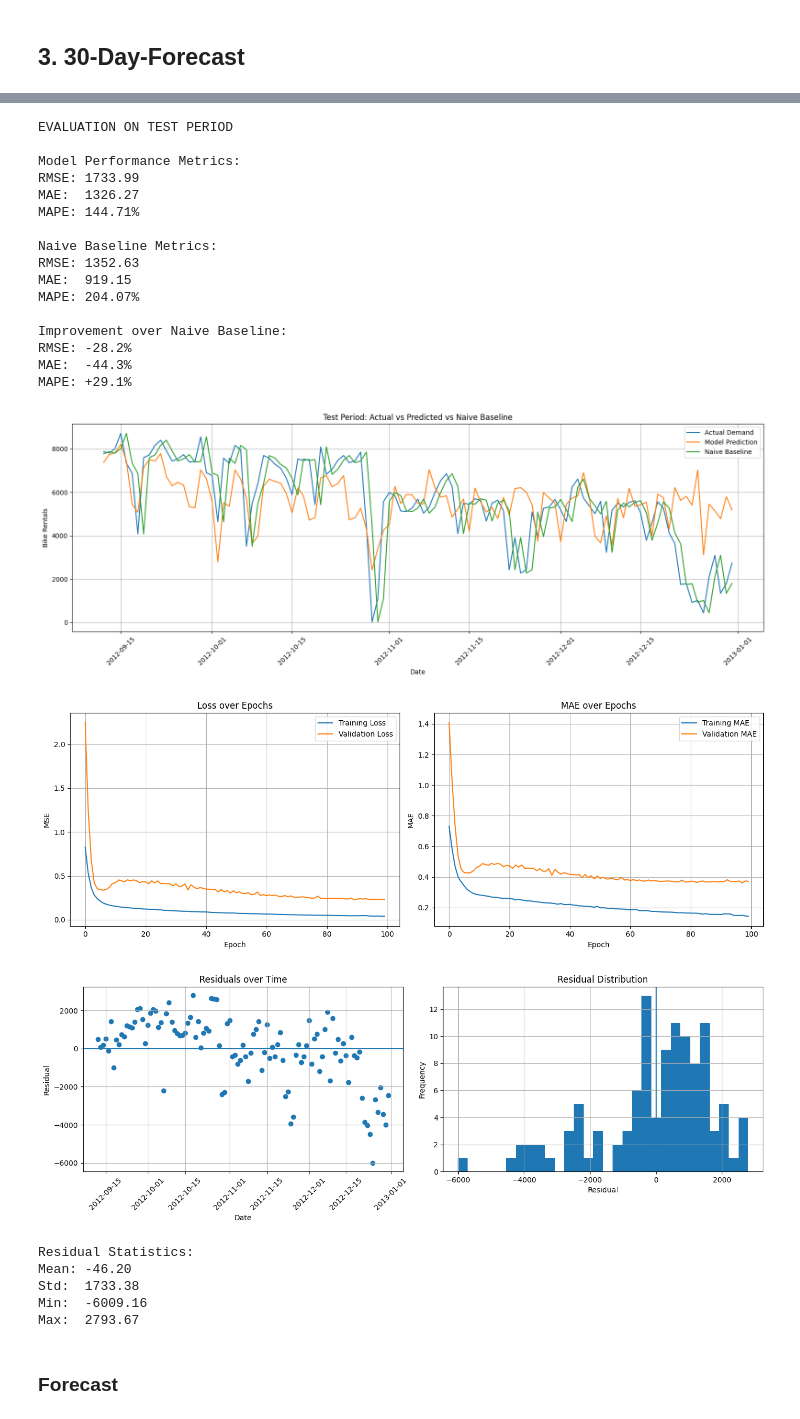
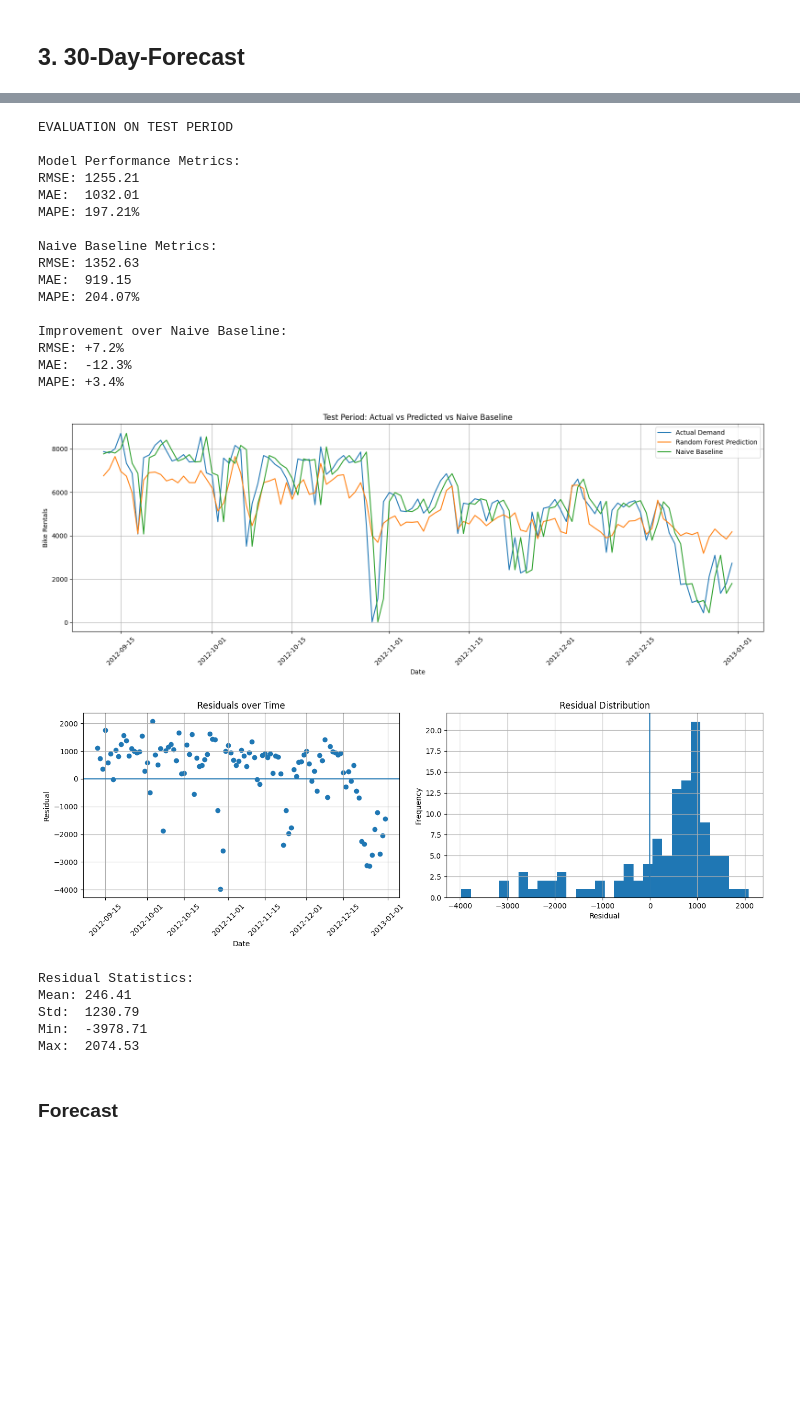
Before and after one commit to pi8901/DataScience, a Jupyter notebook: 7023871_MirkoCordes.ipynb, the cells around one changed output, grey strips where cells are left out. Cells and saved outputs as stored; diff of their text form; code cells hidden in the pictures; blank space fills up the shorter version.

```diff
--- a/7023871_MirkoCordes.ipynb
+++ b/7023871_MirkoCordes.ipynb
@@ -543,8 +503,8 @@ import matplotlib.pyplot as plt
 
 print("EVALUATION ON TEST PERIOD")
 
-# predict target values for the test set and convert them back to the original scale
-y_test_pred = denorm_y(model.predict(norm_X(X_test), verbose=0)).flatten()
+# predict target values for the test set
+y_test_pred = model.predict(X_test)
 
 # calculate error metrics to measure prediction quality
 test_rmse = np.sqrt(np.mean((y_test.values - y_test_pred) ** 2))
@@ -556,7 +516,7 @@ print(f"RMSE: {test_rmse:.2f}")
 print(f"MAE:  {test_mae:.2f}")
 print(f"MAPE: {test_mape:.2f}%")
 
-# create a simple baseline using yesterday’s demand as prediction
+# create a simple baseline using yesterday's demand as prediction
 y_naive = df["target"].shift(1).loc[y_test.index].values
 
 # calculate baseline error metrics
@@ -585,7 +545,7 @@ dates_test = df.loc[y_test.index, "datetime"]
 # plot actual values, model predictions, and baseline predictions
 plt.figure(figsize=(16, 6))
 plt.plot(dates_test, y_test.values, label="Actual Demand")
-plt.plot(dates_test, y_test_pred, label="Model Prediction")
+plt.plot(dates_test, y_test_pred, label="Random Forest Prediction")
 plt.plot(dates_test, y_naive, label="Naive Baseline")
 plt.legend()
 plt.xlabel("Date")
@@ -593,28 +553,6 @@ plt.ylabel("Bike Rentals")
 plt.title("Test Period: Actual vs Predicted vs Naive Baseline")
 plt.grid(True)
 plt.xticks(rotation=45)
-plt.tight_layout()
-plt.show()
-
-# plot training and validation error over epochs
-fig, (ax1, ax2) = plt.subplots(1, 2, figsize=(14, 5))
-
-ax1.plot(history.history["loss"], label="Training Loss")
-ax1.plot(history.history["val_loss"], label="Validation Loss")
-ax1.set_title("Loss over Epochs")
-ax1.set_xlabel("Epoch")
-ax1.set_ylabel("MSE")
-ax1.legend()
-ax1.grid(True)
-
-ax2.plot(history.history["mae"], label="Training MAE")
-ax2.plot(history.history["val_mae"], label="Validation MAE")
-ax2.set_title("MAE over Epochs")
-ax2.set_xlabel("Epoch")
-ax2.set_ylabel("MAE")
-ax2.legend()
-ax2.grid(True)
-
 plt.tight_layout()
 plt.show()
 
@@ -632,47 +570,46 @@ ax1.set_ylabel("Residual")
 ax1.tick_params(axis="x", rotation=45)
 ax1.grid(True)
 
 ax2.hist(residuals, bins=30)
 ax2.axvline(0)
 ax2.set_title("Residual Distribution")
 ax2.set_xlabel("Residual")
 ax2.set_ylabel("Frequency")
 ax2.grid(True)
 
 plt.tight_layout()
 plt.show()
 
 # print basic statistics of the residuals
 print("\nResidual Statistics:")
 print(f"Mean: {residuals.mean():.2f}")
 print(f"Std:  {residuals.std():.2f}")
 print(f"Min:  {residuals.min():.2f}")
 print(f"Max:  {residuals.max():.2f}")
 # %% [output]
 EVALUATION ON TEST PERIOD
 
 Model Performance Metrics:
-RMSE: 1733.99
-MAE:  1326.27
-MAPE: 144.71%
+RMSE: 1255.21
+MAE:  1032.01
+MAPE: 197.21%
 
 Naive Baseline Metrics:
 RMSE: 1352.63
 MAE:  919.15
 MAPE: 204.07%
 
 Improvement over Naive Baseline:
-RMSE: -28.2%
-MAE:  -44.3%
-MAPE: +29.1%
+RMSE: +7.2%
+MAE:  -12.3%
+MAPE: +3.4%
-[figure, old version]
+[figure, new version]
-[figure, old version]
+[figure, new version]
-[figure, removed]
 Residual Statistics:
-Mean: -46.20
-Std:  1733.38
-Min:  -6009.16
-Max:  2793.67
+Mean: 246.41
+Std:  1230.79
+Min:  -3978.71
+Max:  2074.53
 # %% [markdown]
 ### Forecast
 # %%
```
Also changed, not shown: parts of 2 cells of this notebook.
